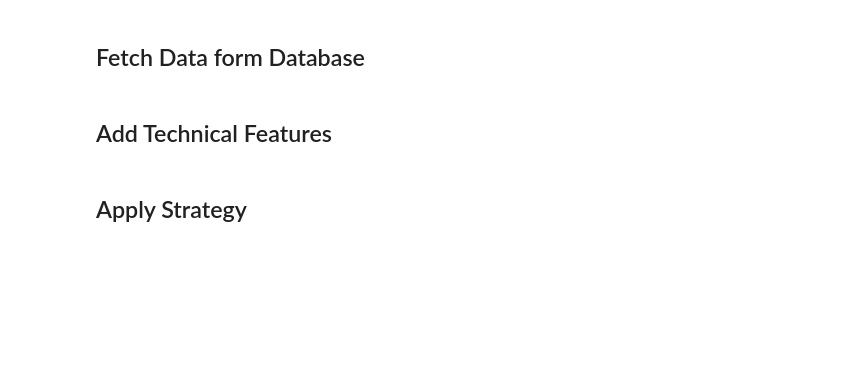
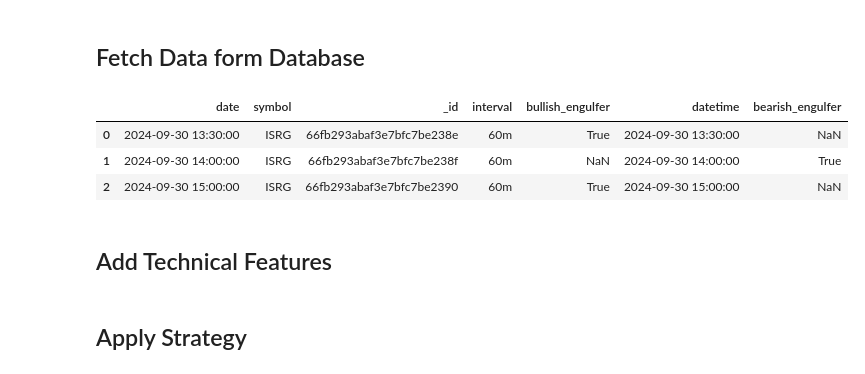
Before and after one commit to yiukitCheung/Stocks_Alert_System, a Jupyter notebook: jupyter notebook/trading_automated_process.ipynb, the cells around one changed output. Saved outputs shown, nothing was run; the diff lists cells and outputs as text; code cells hidden in the pictures; blank space fills up the shorter version.

```diff
--- a/jupyter notebook/trading_automated_process.ipynb
+++ b/jupyter notebook/trading_automated_process.ipynb
@@ -16,11 +16,11 @@ import yfinance as yf
 # Connect to MongoDB
 client = pymongo.MongoClient("mongodb://localhost:27017/")
 # Select the database
-db = client["local"]
+db = client["streaming_data"]
 # Select the collection
-collection = db["technical_stock_data"]
+collection = db["5m_stock_datastream"]
 # Fetch specific stock
-data = collection.find({"symbol": "NVDA","interval":"weekly"})
+data = collection.find({'symbol': 'ISRG'})
 # Convert to pandas dataframe
 df = pd.DataFrame(list(data))
 
@@ -30,6 +30,13 @@ pd.set_option('display.max_columns', None)
 pd.set_option('display.max_colwidth', None)
 # Set maximum width for the entire DataFrame
 pd.set_option('display.width', None)
+# %%
+df
+# %% [output]
+|  | date | symbol | _id | interval | bullish_engulfer | datetime | bearish_engulfer |
+| 0 | 2024-09-30 13:30:00 | ISRG | 66fb293abaf3e7bfc7be238e | 60m | True | 2024-09-30 13:30:00 | NaN |
+| 1 | 2024-09-30 14:00:00 | ISRG | 66fb293abaf3e7bfc7be238f | 60m | NaN | 2024-09-30 14:00:00 | True |
+| 2 | 2024-09-30 15:00:00 | ISRG | 66fb293abaf3e7bfc7be2390 | 60m | True | 2024-09-30 15:00:00 | NaN |
 # %% [markdown]
 ## Add Technical Features
 # %%
```
Also changed, not shown: parts of 8 cells of this notebook, 7 other files.
